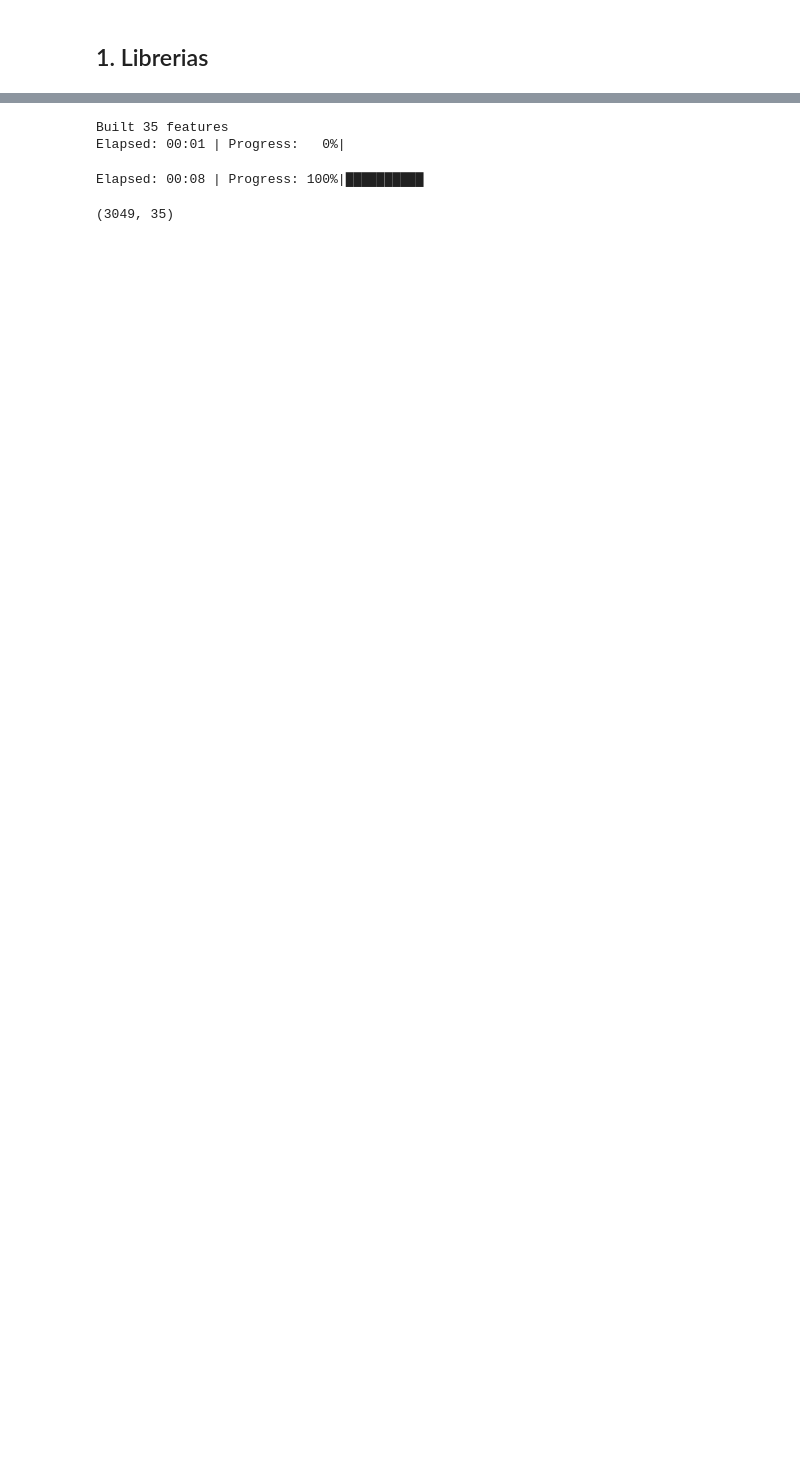
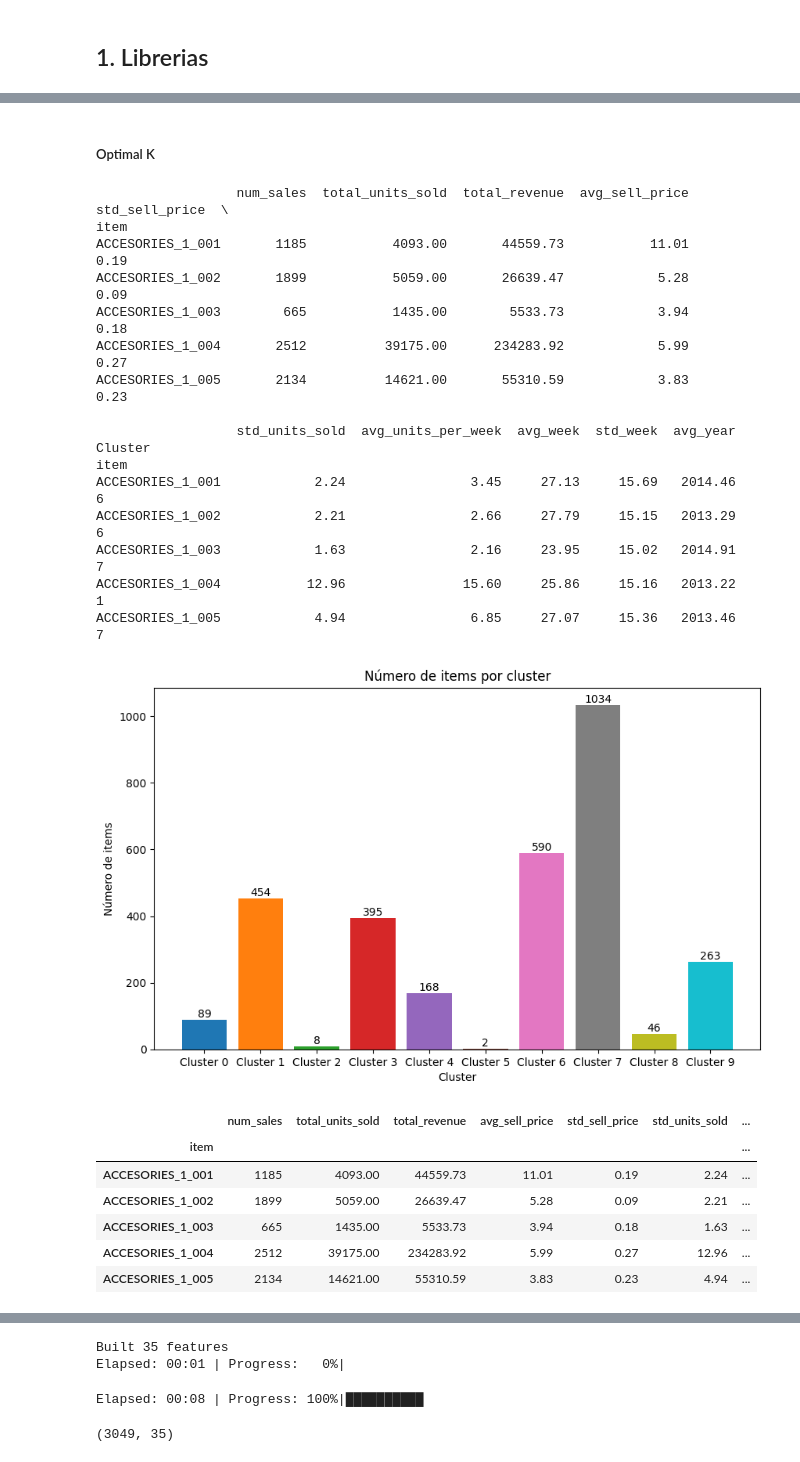
Before and after one commit to antonioMateos/grupo2retail_0424, a Jupyter notebook: 03_Clustering/00_Test_Clustering.ipynb, the cells around one changed output, grey strips where cells are left out. Saved outputs shown, nothing was run; the diff lists cells and outputs as text; code cells hidden in the pictures; blank space fills up the shorter version.

```diff
--- a/03_Clustering/00_Test_Clustering.ipynb
+++ b/03_Clustering/00_Test_Clustering.ipynb
@@ -206,0 +342,32 @@ es = es.add_relationship("items", "item", "weekly_sales", "item")
+# %% [markdown]
+##### Optimal K
+# %%
+optimal_k = 10 # Segun silueta
+
+kmeans_model, feature_matrix_with_clusters = apply_kmeans_and_plot(optimal_k, scaled_df, fm_selected_sales)
+
+feature_matrix_with_clusters.head(5)
+# %% [output]
+                  num_sales  total_units_sold  total_revenue  avg_sell_price  std_sell_price  \
+item
+ACCESORIES_1_001       1185           4093.00       44559.73           11.01            0.19
+ACCESORIES_1_002       1899           5059.00       26639.47            5.28            0.09
+ACCESORIES_1_003        665           1435.00        5533.73            3.94            0.18
+ACCESORIES_1_004       2512          39175.00      234283.92            5.99            0.27
+ACCESORIES_1_005       2134          14621.00       55310.59            3.83            0.23
+
+                  std_units_sold  avg_units_per_week  avg_week  std_week  avg_year  Cluster
+item
+ACCESORIES_1_001            2.24                3.45     27.13     15.69   2014.46        6
+ACCESORIES_1_002            2.21                2.66     27.79     15.15   2013.29        6
+ACCESORIES_1_003            1.63                2.16     23.95     15.02   2014.91        7
+ACCESORIES_1_004           12.96               15.60     25.86     15.16   2013.22        1
+ACCESORIES_1_005            4.94                6.85     27.07     15.36   2013.46        7
+[figure, added]
+|  | num_sales | total_units_sold | total_revenue | avg_sell_price | std_sell_price | std_units_sold | ... |
+| item |  |  |  |  |  |  | ... |
+| ACCESORIES_1_001 | 1185 | 4093.00 | 44559.73 | 11.01 | 0.19 | 2.24 | ... |
+| ACCESORIES_1_002 | 1899 | 5059.00 | 26639.47 | 5.28 | 0.09 | 2.21 | ... |
+| ACCESORIES_1_003 | 665 | 1435.00 | 5533.73 | 3.94 | 0.18 | 1.63 | ... |
+| ACCESORIES_1_004 | 2512 | 39175.00 | 234283.92 | 5.99 | 0.27 | 12.96 | ... |
+| ACCESORIES_1_005 | 2134 | 14621.00 | 55310.59 | 3.83 | 0.23 | 4.94 | ... |
```
Also changed, not shown: parts of 58 cells of this notebook.
